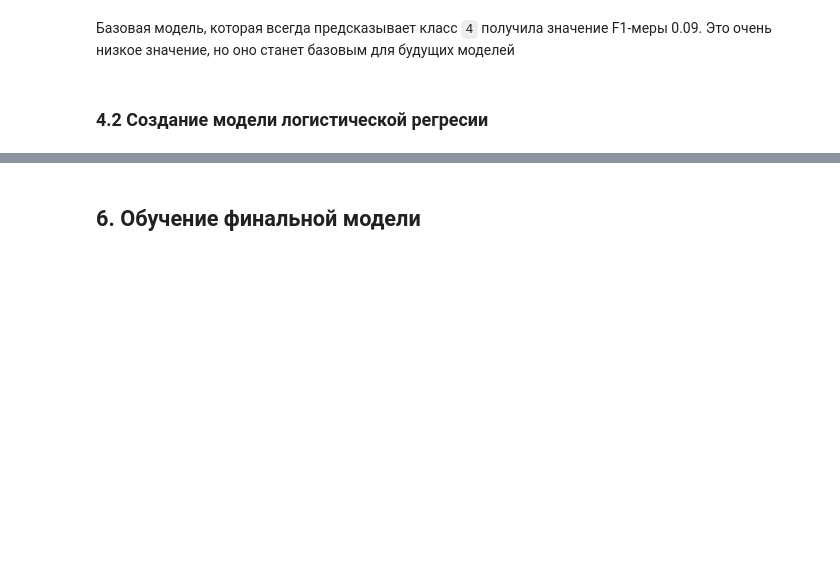
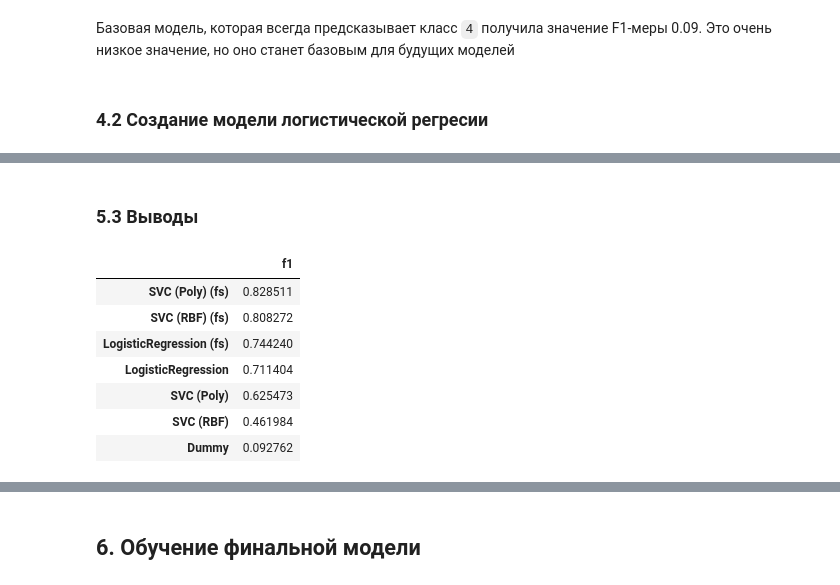
Before and after one commit to Daniel217D/linear-regression-experiments, a Jupyter notebook: 10. yandex-marketing-classification.ipynb, the cells around one changed output, grey strips where cells are left out. Drawn from its saved outputs; the diff is of its cells as text; code cells hidden in the pictures; blank space fills up the shorter version.

Commit message:
Add models

```diff
--- a/10. yandex-marketing-classification.ipynb
+++ b/10. yandex-marketing-classification.ipynb
@@ -1596,0 +1858,4 @@ f1_score(y_valid, model_dummy.predict(X_valid), average='macro')
+# %%
+# Запуск обучения модели с отбором признаков
+model_svc_poly.fit(X_train, y_train)
+,
@@ -1596,0 +1898,23 @@ f1_score(y_valid, model_dummy.predict(X_valid), average='macro')
+# %%
+# Подготовка пайплайна с отбором признаков SVC(rbf)
+model_svc_rbf  = Pipeline([
+    ("preprocess", get_preprocessor()),
+    ("selection", get_feature_selector(
+            estimator=SVC(
+            kernel='linear',
+            probability=False,
+            random_state=RANDOM_STATE,
+            class_weight='balanced'
+        )
+    )),
+    ("model", SVC(
+        kernel='rbf',
+        probability=False,
+        random_state=RANDOM_STATE,
+        class_weight='balanced'
+    ))
+], memory=memory)
+# %%
+# Запуск обучения модели с отбором признаков
+model_svc_rbf.fit(X_train, y_train)
+,
@@ -1596,0 +1931,6 @@ f1_score(y_valid, model_dummy.predict(X_valid), average='macro')
+# %%
+print(f"F1-мера до отбора признаков: {f1_score_svc_rbf:.4f}")
+
+f1_score_svc_rbf= f1_score(y_valid, model_svc_rbf.predict(X_valid), average='macro')
+
+print(f"F1-мера после отбора признаков: {f1_score_svc_rbf:.4f}")
@@ -1596,0 +1946,23 @@ f1_score(y_valid, model_dummy.predict(X_valid), average='macro')
+# %% [markdown]
+### 5.3 Выводы
+# %%
+# Обновленная таблица F1-меры
+# fs метка означает, что модель после отбора признаков (feature selection)
+df_f1 = pd.concat([
+    df_f1,
+        pd.DataFrame({
+        'LogisticRegression (fs)': {'f1': f1_score_lr},
+        'SVC (Poly) (fs)': {'f1': f1_score_svc_poly},
+        'SVC (RBF) (fs)': {'f1': f1_score_svc_rbf},
+    }).T
+]).sort_values(by='f1', ascending=False)
+df_f1
+# %% [output]
+|  | f1 |
+| SVC (Poly) (fs) | 0.828511 |
+| SVC (RBF) (fs) | 0.808272 |
+| LogisticRegression (fs) | 0.744240 |
+| LogisticRegression | 0.711404 |
+| SVC (Poly) | 0.625473 |
+| SVC (RBF) | 0.461984 |
+| Dummy | 0.092762 |
```
Also changed, not shown: parts of 48 cells of this notebook.
